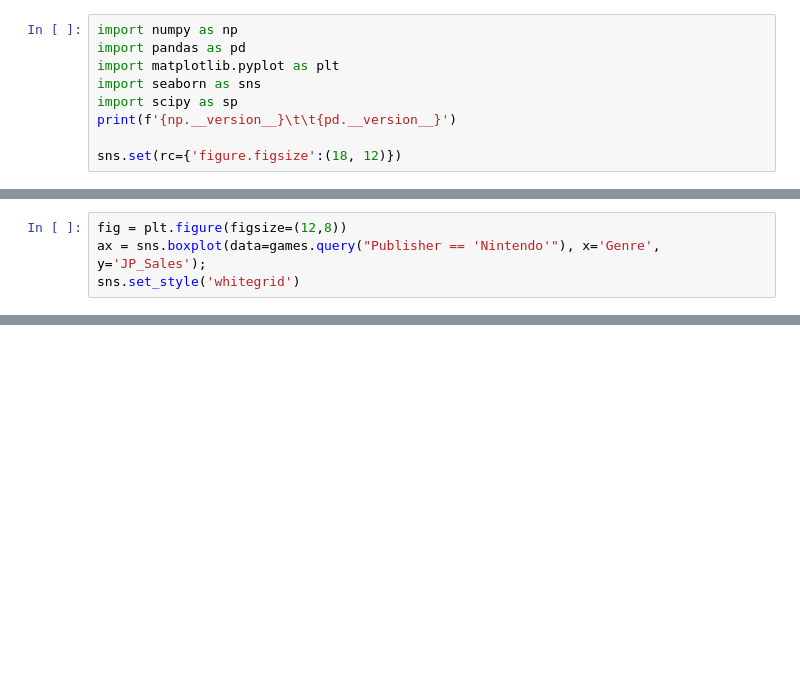
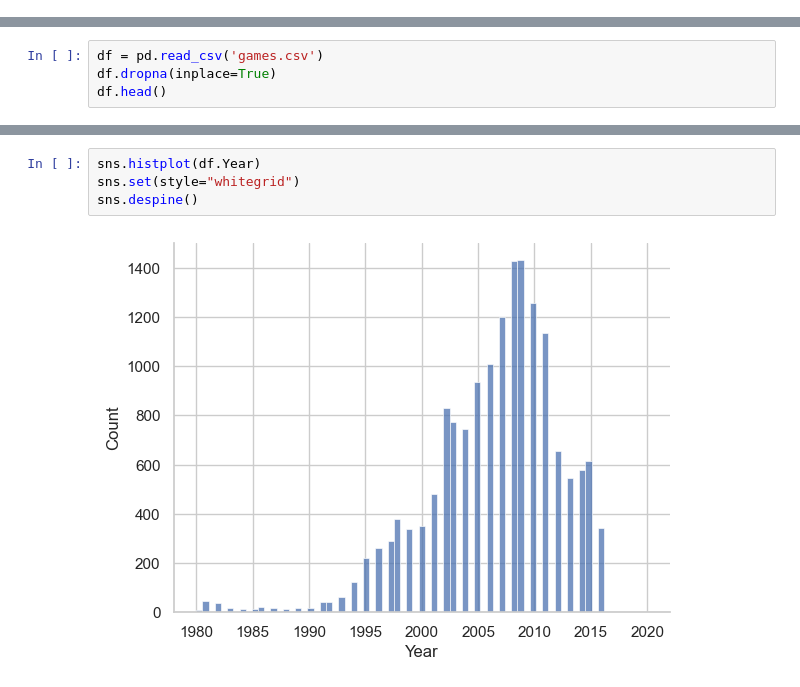
Before and after one commit to SeHu-dev/pandas-matplotlib, a Jupyter notebook: statistics.ipynb, the cells around one changed output, grey strips where cells are left out. Drawn from its saved outputs; the diff is of its cells as text; blank space fills up the shorter version.

```diff
--- a/statistics.ipynb
+++ b/statistics.ipynb
@@ -1,9 +0,0 @@
-# %%
-import numpy as np
-import pandas as pd
-import matplotlib.pyplot as plt
-import seaborn as sns
-import scipy as sp
-print(f'{np.__version__}\t\t{pd.__version__}')
-
-sns.set(rc={'figure.figsize':(18, 12)})
@@ -137,4 +0,0 @@ interqurtile range = 27.810000000000002
-# %%
-fig = plt.figure(figsize=(12,8))
-ax = sns.boxplot(data=games.query("Publisher == 'Nintendo'"), x='Genre', y='JP_Sales');
-sns.set_style('whitegrid')
@@ -543,0 +35,4 @@ array([2.57903848e+00, 4.78445477e+00, 4.37605627e+00, 1.86239076e+00,
+# %%
+df = pd.read_csv('games.csv')
+df.dropna(inplace=True)
+df.head()
@@ -543,0 +46,6 @@ array([2.57903848e+00, 4.78445477e+00, 4.37605627e+00, 1.86239076e+00,
+# %%
+sns.histplot(df.Year)
+sns.set(style="whitegrid")
+sns.despine()
+# %% [output]
+[figure, added]
```
Also changed, not shown: parts of 139 cells of this notebook.
